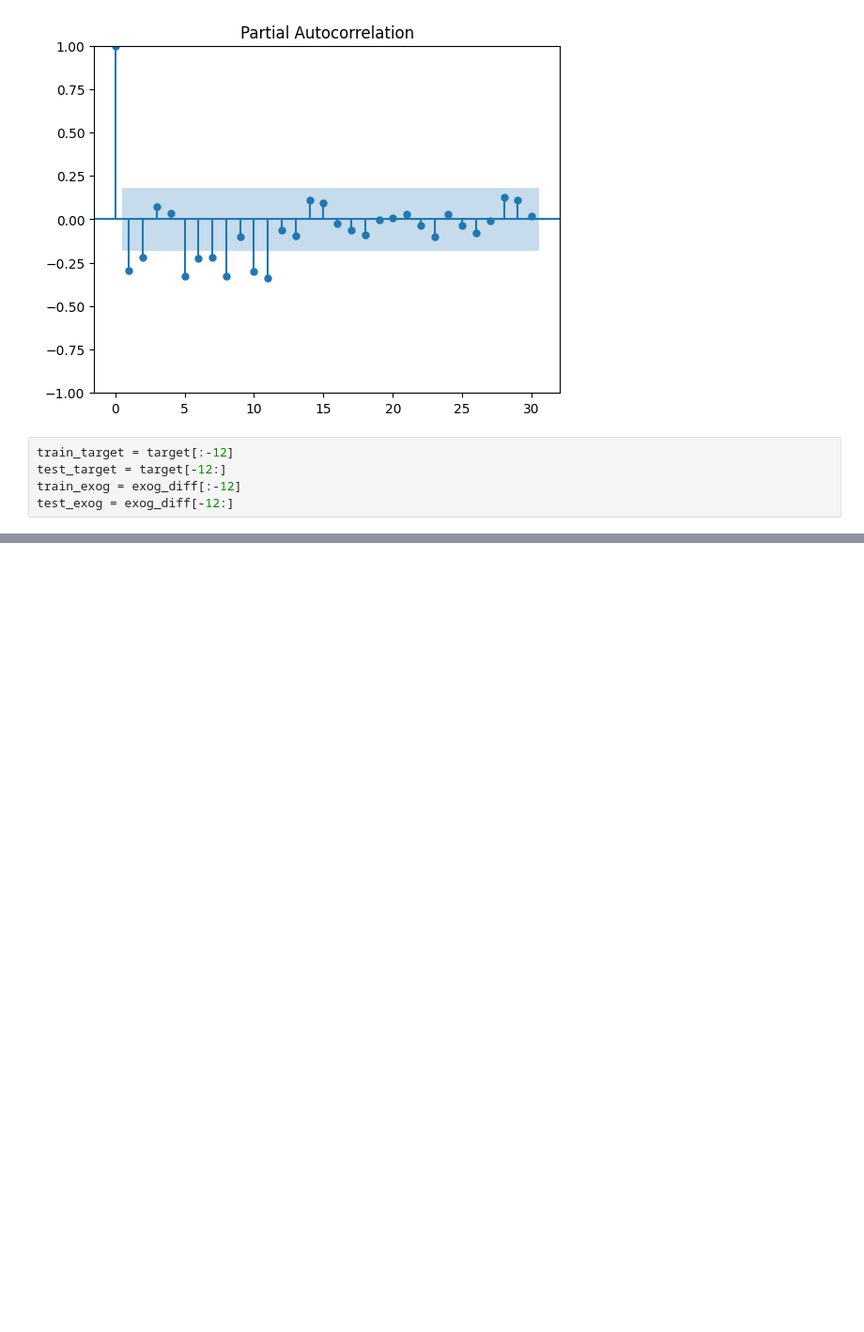
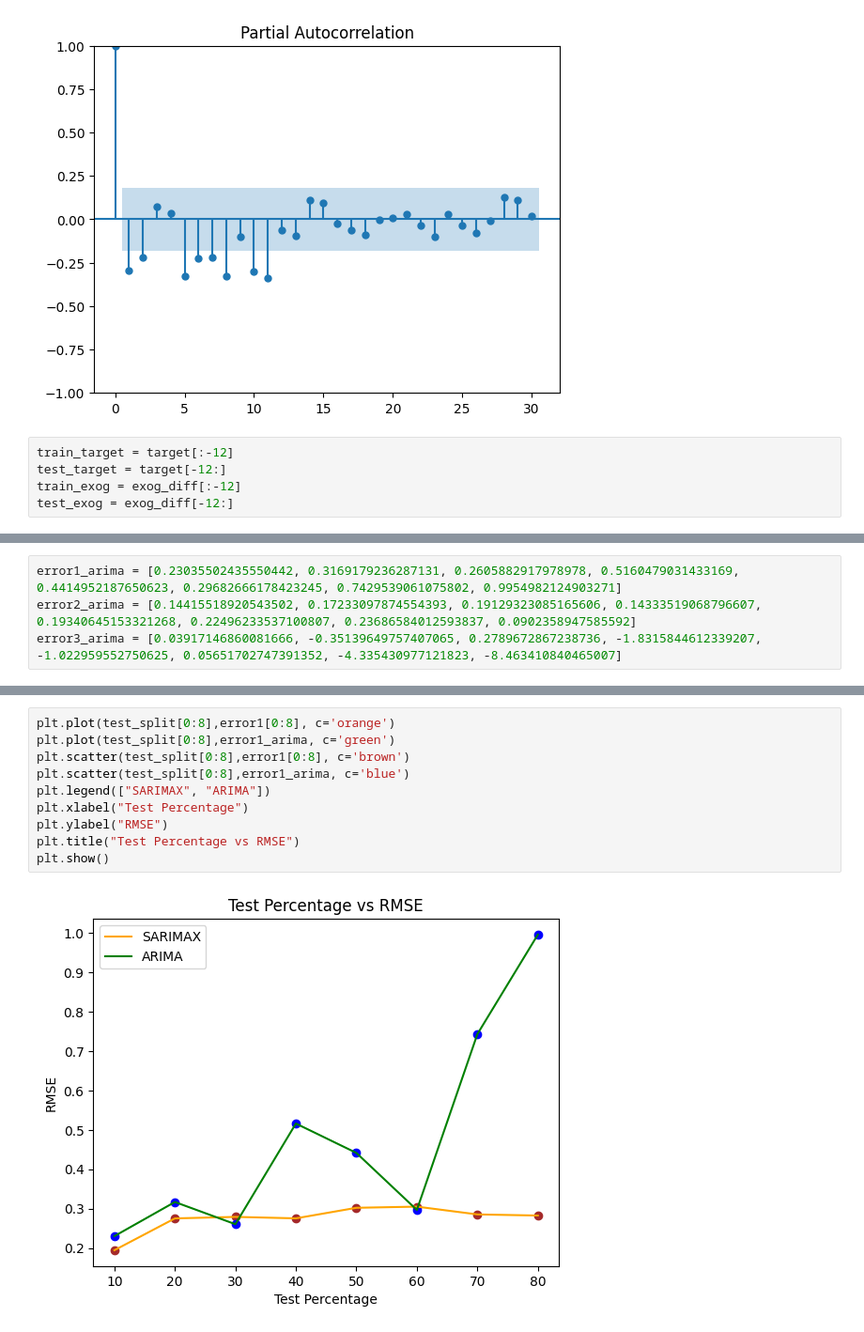
Before and after one commit to pranavkoka/Melting-Glaciers-Capstone, a Jupyter notebook: SARIMAX.ipynb, the cells around one changed output, grey strips where cells are left out. Shown at 94% size. Drawn from its saved outputs; the diff is of its cells as text; blank space fills up the shorter version.

```diff
--- a/SARIMAX.ipynb
+++ b/SARIMAX.ipynb
@@ -296,0 +301,4 @@ plt.show()
+# %%
+error1_arima = [0.23035502435550442, 0.3169179236287131, 0.2605882917978978, 0.5160479031433169, 0.4414952187650623, 0.29682666178423245, 0.7429539061075802, 0.9954982124903271]
+error2_arima = [0.14415518920543502, 0.17233097874554393, 0.19129323085165606, 0.14333519068796607, 0.19340645153321268, 0.22496233537100807, 0.23686584012593837, 0.0902358947585592]
+error3_arima = [0.03917146860081666, -0.35139649757407065, 0.2789672867238736, -1.8315844612339207, -1.022959552750625, 0.05651702747391352, -4.335430977121823, -8.463410840465007]
@@ -296,0 +318,12 @@ plt.show()
+# %%
+plt.plot(test_split[0:8],error1[0:8], c='orange')
+plt.plot(test_split[0:8],error1_arima, c='green')
+plt.scatter(test_split[0:8],error1[0:8], c='brown')
+plt.scatter(test_split[0:8],error1_arima, c='blue')
+plt.legend(["SARIMAX", "ARIMA"])
+plt.xlabel("Test Percentage")
+plt.ylabel("RMSE")
+plt.title("Test Percentage vs RMSE")
+plt.show()
+# %% [output]
+[figure, added]
```
Also changed, not shown: parts of 9 cells of this notebook, 1 other file.
